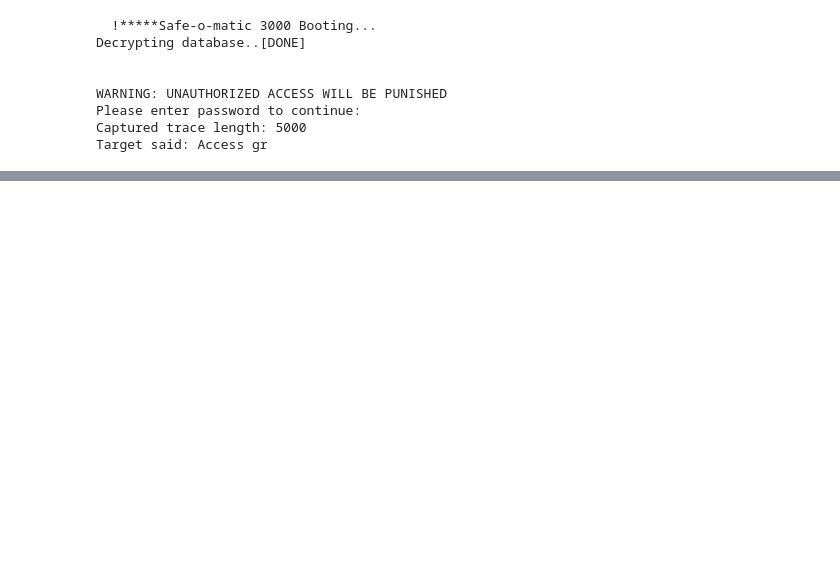
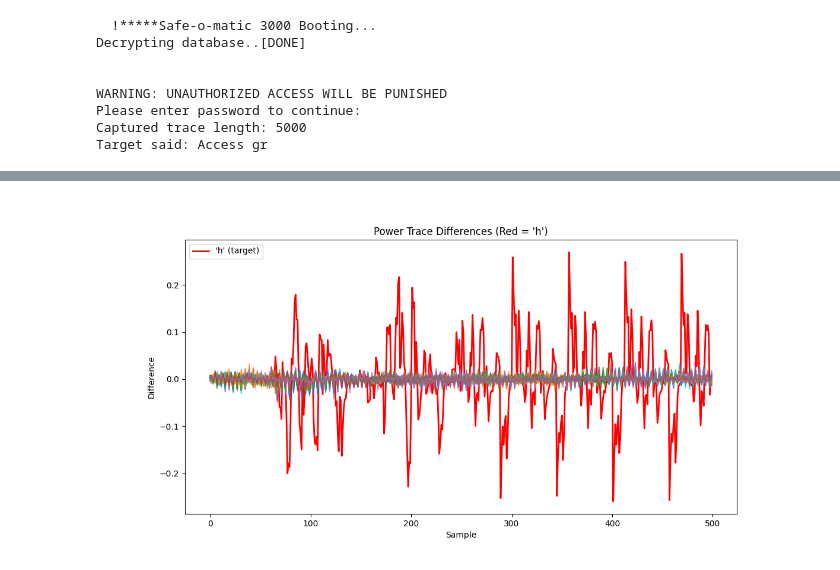
Before and after one commit to lizeren/chipwhisperer-study, a Jupyter notebook: lab2-1B.ipynb, the cells around one changed output, grey strips where cells are left out. Drawn from its saved outputs; the diff is of its cells as text; code cells hidden in the pictures; blank space fills up the shorter version.

```diff
--- a/lab2-1B.ipynb
+++ b/lab2-1B.ipynb
@@ -128,7 +127,7 @@ STM32F Programming flash...
 STM32F Reading flash...
 Verified flash OK, 4843 bytes
 # %%
-# target.baud = 38400  # or 115200
+target.baud = 38400  # or 115200
 
 # def read_until_prompt(prompt="Please enter password to continue: ", timeout=2.0):
 #     """Drain UART until the password prompt appears. Works for str or bytes returns."""
@@ -280,5 +283,11 @@ Trace length: 3000
 [interactive output not drawn]
 [interactive output not drawn]
 # %%
-scope
+from tqdm.notebook import tqdm
+fig = cw.plot()
+for c in tqdm('abcdefghijklmnopqrstuvwxyz0123456789'):
+    trace = cap_pass_trace(c + "\n")
+    fig *= cw.plot(trace[0:100])
+
+fig
 # %% [output]
@@ -301,0 +307,22 @@ adc =
+# %%
+import matplotlib.pyplot as plt
+
+ref_trace = cap_pass_trace("\x01\n")[0:500]
+plt.figure(figsize=(12, 6))
+
+for c in tqdm('abcdefghijklmnopqrstuvwxyz0123456789'):
+    trace = cap_pass_trace(c + "\n")[0:500]
+    diff = trace - ref_trace
+
+    if c == 'h':
+        plt.plot(diff, color='red', linewidth=2, label=f"'{c}' (target)")
+    else:
+        plt.plot(diff, alpha=0.7)
+
+plt.legend()
+plt.title("Power Trace Differences (Red = 'h')")
+plt.xlabel("Sample")
+plt.ylabel("Difference")
+plt.show()
+# %% [output]
+[figure, added]
```
Also changed, not shown: parts of 6 cells of this notebook.
